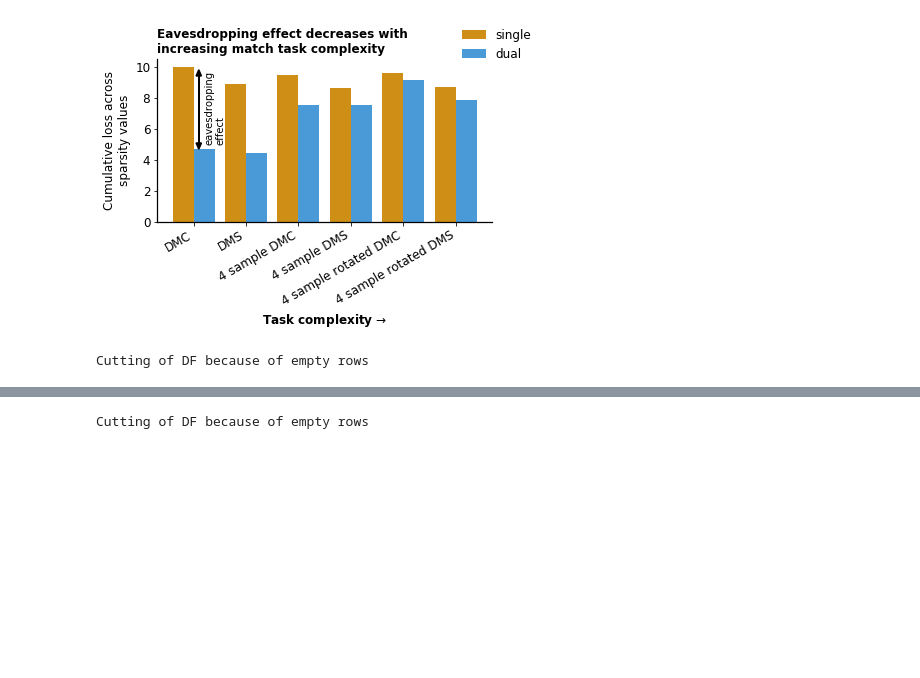
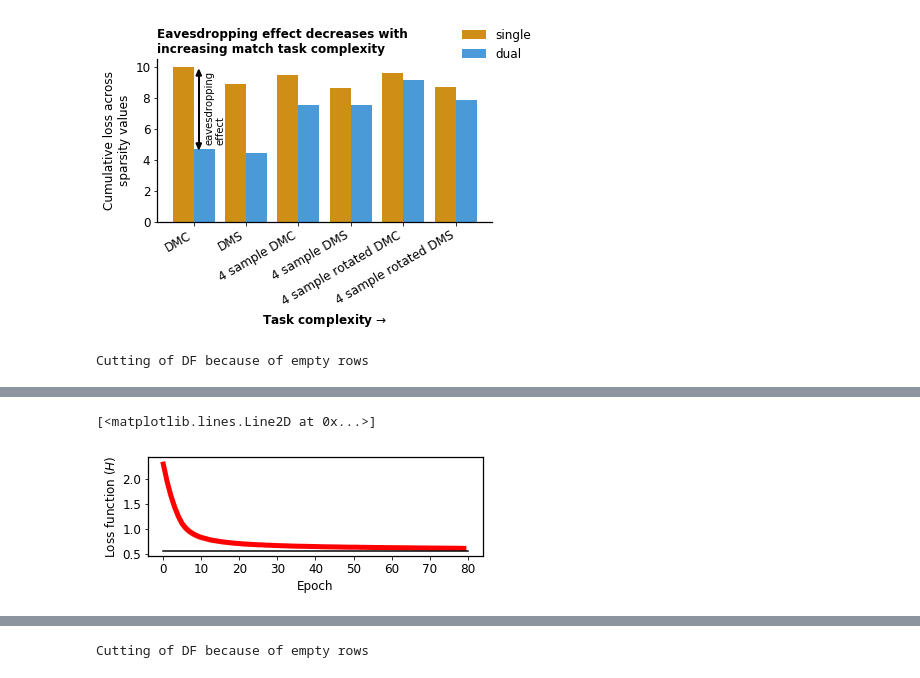
Before and after one commit to vdplasthijs/eavesdropping, a Jupyter notebook: multitasking learning for recurrent nets.ipynb, the cells around one changed output, grey strips where cells are left out. Saved outputs shown, nothing was run; the diff lists cells and outputs as text; code cells hidden in the pictures; blank space fills up the shorter version.

```diff
--- a/multitasking learning for recurrent nets.ipynb
+++ b/multitasking learning for recurrent nets.ipynb
@@ -715,0 +716,11 @@ tmp_df[[x[:4] == 'pred' for x in tmp_df['loss_comp']]].groupby(['task', 'nature_
+# %%
+
+_ = prm.plot_split_perf(rnn_folder='models/7525/dmrc_task/periodic/sparsity_1e-03/pred_only/', list_top=['pred'], lw=5,
+                            linestyle_custom_dict={'pred': '-'}, colour_custom_dict={'pred': 'red'},
+                            plot_std=True, plot_indiv=False,
+                            ax_top=None, ax_bottom=None, plot_bottom=False,
+                            label_dict_keys={'pred': 'sadf'}, max_date_bool=True)
+plt.plot([0, 80], [0.55, 0.55], c='k')
+# %% [output]
+[<matplotlib.lines.Line2D at 0x...>]
+[figure, added]
```
Also changed, not shown: parts of 4 cells of this notebook, 3 other files.
